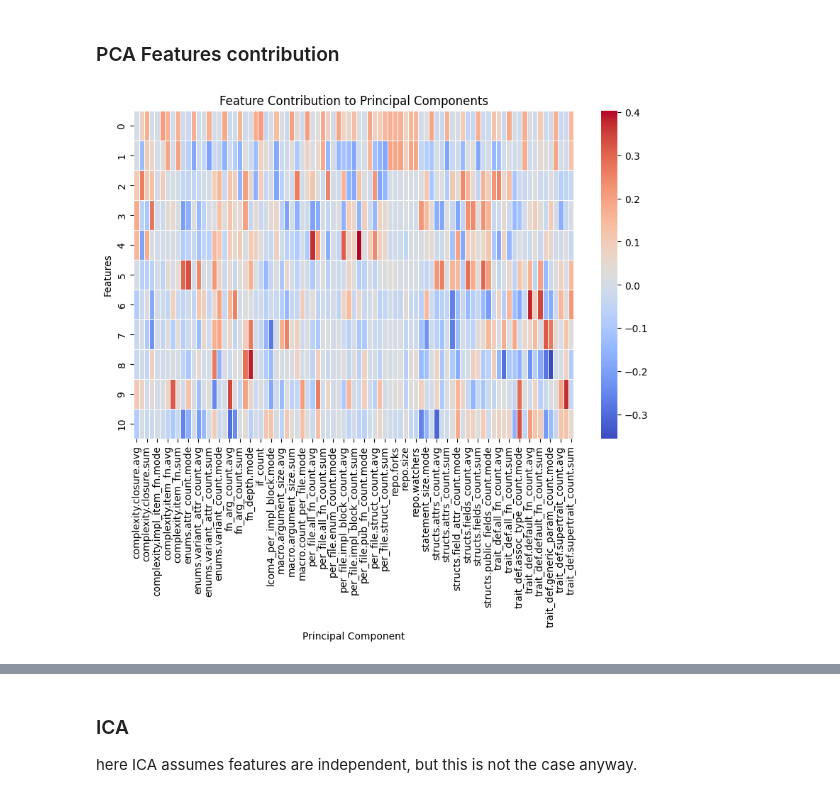
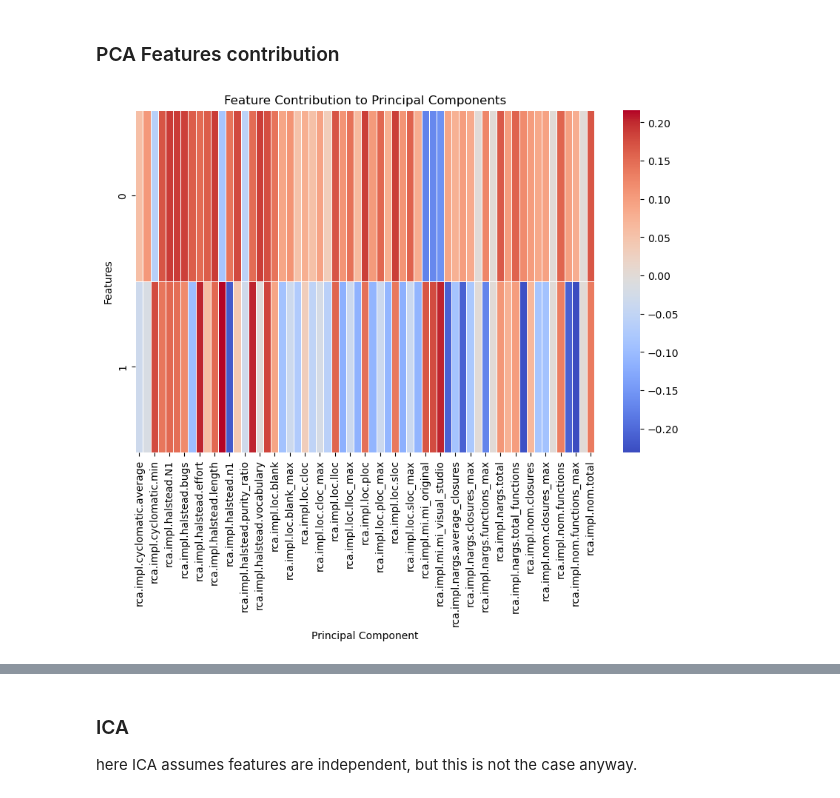
Before and after one commit to Glemhel/subsetter, a Jupyter notebook: Subsetter.ipynb, the cells around one changed output, grey strips where cells are left out. Cells and saved outputs as stored; diff of their text form; code cells hidden in the pictures.

```diff
--- a/Subsetter.ipynb
+++ b/Subsetter.ipynb
@@ -262,6 +321,6 @@ From visual inspection of correlation matrix, which is indeed large as we have 1
 # %% [markdown]
 Let's also explicitly list pairs of metrics that have empirically strong positive or negative correlations
 # %%
-correlations = df.corr()
+correlations = df_functions.corr()
 correlations
 # %% [output]
@@ -390,0 +559,3 @@ df
+# %%
+df_structs.dropna(inplace=True)
+df_structs
@@ -529,0 +801,9 @@ plt.show()
+# %%
+outliers = set() # determined from above pca 2d plot
+pc1_thresh = 200
+pc2_thresh = 150
+
+for i, url in enumerate(df_structs.url):
+    if X_pca[i, 0] >= pc1_thresh or X_pca[i, 1] > pc2_thresh:
+        outliers.add(url)
+[urls_decoder[url] for url in outliers]
@@ -529,0 +817,29 @@ plt.show()
+# %%
+pca_components = 2
+
+df1 = df_structs.copy()
+df2 = df1[~df1['url'].isin(outliers)]
+X = df2.drop(columns=['url'])
+
+
+# Standardize the data (mean=0, variance=1)
+scaler = StandardScaler()
+X_scaled = scaler.fit_transform(X)
+
+# Create a PCA instance with the desired number of components
+# Replace 'n_components' with the number of components you want to keep
+pca_structs = PCA(n_components=pca_components)  # You can specify the number of components you want
+
+# Fit the PCA model to the standardized data
+pca_structs.fit(X_scaled)
+
+# Transform the data into the PCA space
+X_pca = pca_structs.transform(X_scaled)
+
+# Visualize the data in the 2D PCA components plane
+plt.figure(figsize=(8, 6))
+plt.scatter(X_pca[:, 0], X_pca[:, 1])
+plt.xlabel('Principal Component 1')
+plt.ylabel('Principal Component 2')
+plt.title('PCA 2D Components Plane')
+plt.show()
@@ -531,17 +849,17 @@ plt.show()
 ### PCA Features contribution
 # %%
 # Access the loadings (weights) of features for each principal component
-loadings = pca.components_
+loadings = pca_functions.components_
 
 # Create a DataFrame to visualize feature contributions to each PC
 loadings_df = pd.DataFrame(loadings, columns=X.columns)
 
 # Create a heatmap
 plt.figure(figsize=(10, 6))
 sns.heatmap(loadings_df, cmap='coolwarm', annot=False, fmt='.2f', linewidths=0.5)
 plt.xlabel('Principal Component')
 plt.ylabel('Features')
 plt.title('Feature Contribution to Principal Components')
 plt.show()
 # %% [output]
-[figure, old version]
+[figure, new version]
```
Also changed, not shown: parts of 85 cells of this notebook.
